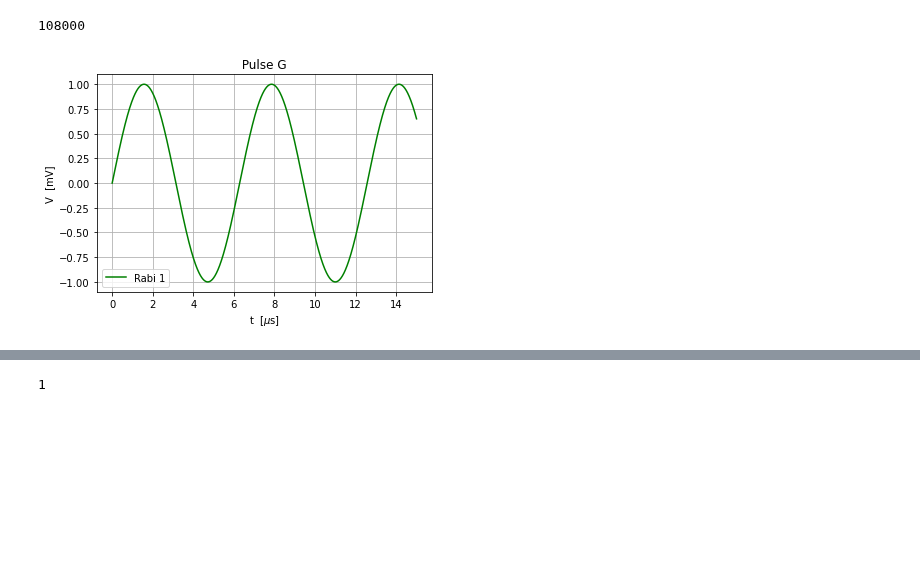
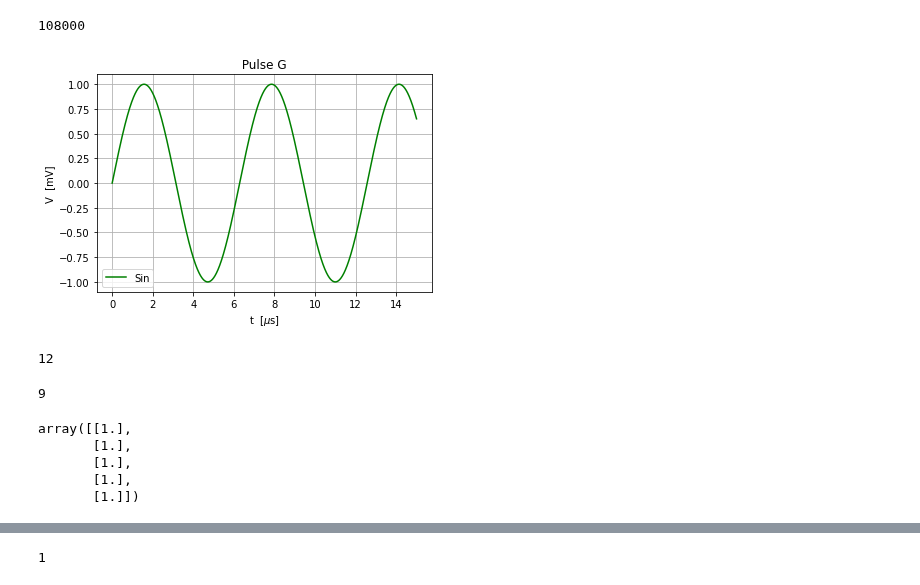
Before and after one commit to Holcan/STM, a Jupyter notebook: M8190/mechanicus.ipynb, the cells around one changed output, grey strips where cells are left out. Cells and saved outputs as stored; diff of their text form; code cells hidden in the pictures; blank space fills up the shorter version.

```diff
--- a/M8190/mechanicus.ipynb
+++ b/M8190/mechanicus.ipynb
@@ -238,14 +242,14 @@ len(mrker)
 # %%
 fig,ax= plt.subplots()
 
 ax.grid(True)
-plt.plot(ti,mrker,'-g',label= 'Rabi 1')
+plt.plot(ti,mrker,'-g',label= 'Sin')
 ax.set_ylabel('V  [mV]')
 ax.set_xlabel('t  [$\mu$s]')
 ax.set_title(' Pulse G ')
 ax.legend(loc=0)
 plt.show()
 # %% [output]
-[figure, old version]
+[figure, new version]
 # %%
 np.savetxt("MrkrSn.csv",mrker, delimiter = ",")
@@ -251,0 +258,17 @@ np.savetxt("MrkrSn.csv",mrker, delimiter = ",")
+# %%
+M8190A.write('TRAC1:IQIM 3, "C:\\Users\\a.hernandez.de.la.ve\\Documents\\GitHub\\STM\\M8190\\MrkrSn.csv", CSV, BOTH, ON, ALEN')
+M8190A.write('TRAC1:SEL 3')
+# %% [output]
+12
+# %%
+M8190A.write('INIT:IMM')
+# %% [output]
+9
+# %%
+np.ones((5,1))
+# %% [output]
+array([[1.],
+       [1.],
+       [1.],
+       [1.],
+       [1.]])
```
Also changed, not shown: parts of 16 cells of this notebook, 2 other files.
